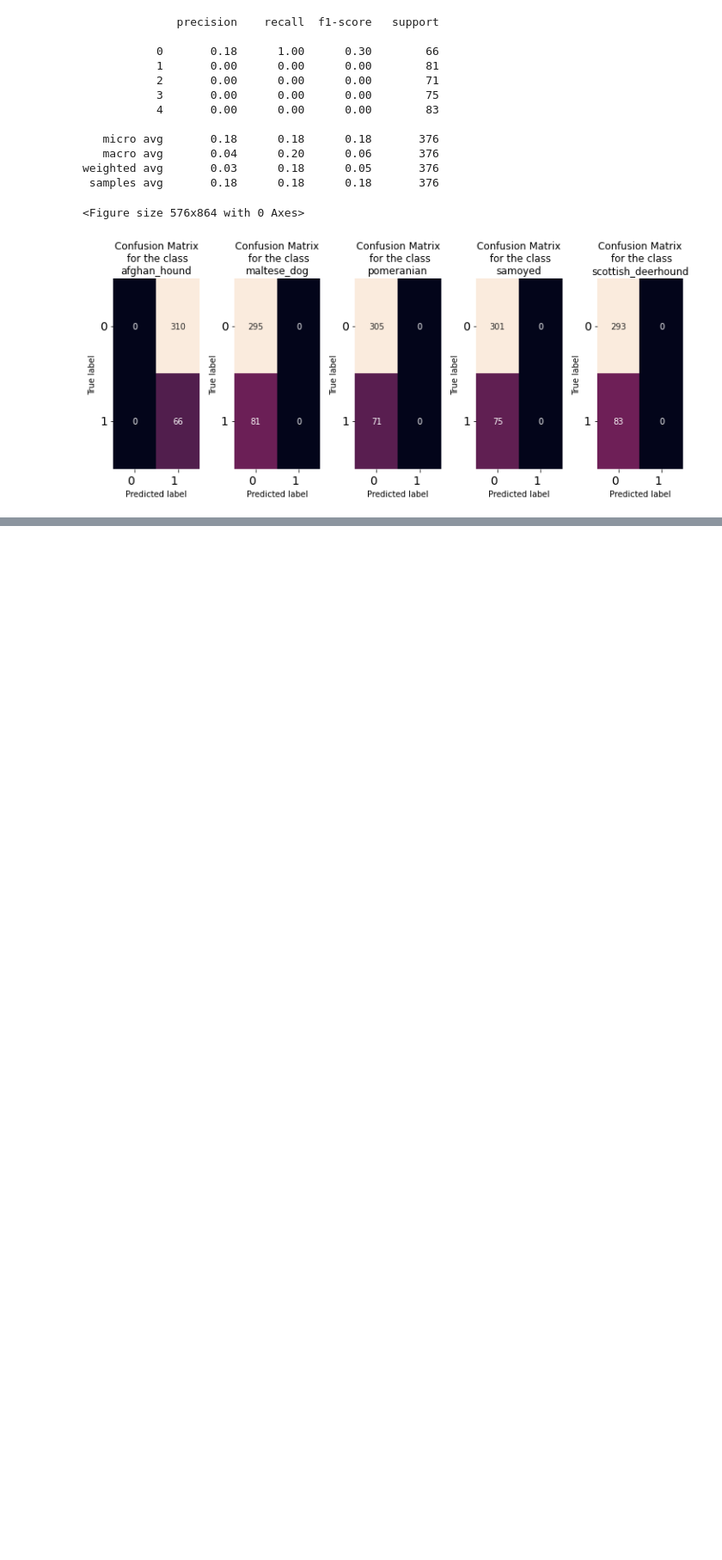
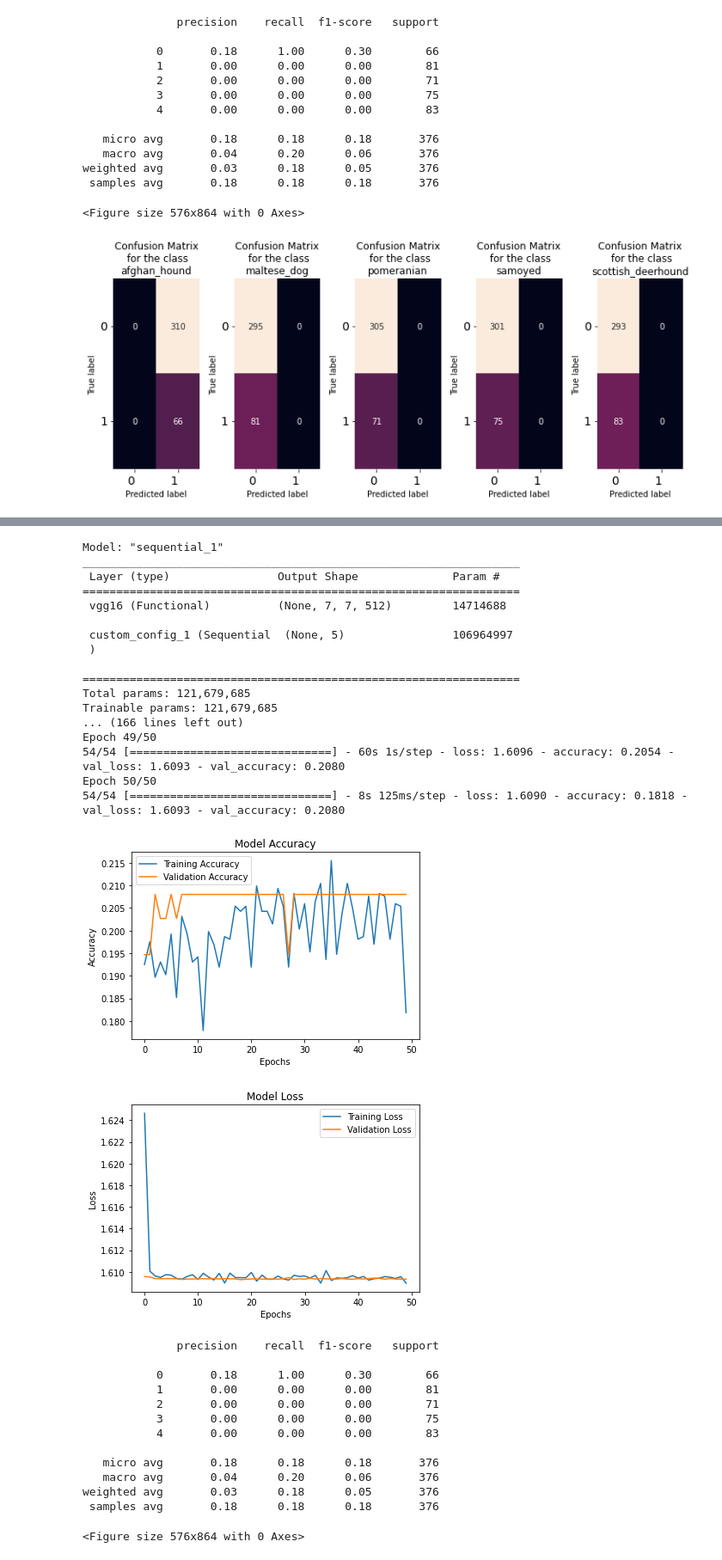
Before and after one commit to VincentNFR/openclassrooms_p06, a Jupyter notebook: vgg16_from_scratch.ipynb, the cells around one changed output, grey strips where cells are left out. Shown at 86% size. Cells and saved outputs as stored; diff of their text form; code cells hidden in the pictures; blank space fills up the shorter version.

Commit message:
Mise ajour avec fct evaluation et fct generation model

```diff
--- a/vgg16_from_scratch.ipynb
+++ b/vgg16_from_scratch.ipynb
@@ -350,0 +355,62 @@ weighted avg       0.03      0.18      0.05       376
+# %%
+model = import_model(conv_model_type='vgg', input_shape=(224, 224, 3), weights=None, train_state=True, custom_model=configuration_1, lr=1e-3)
+
+history = model.fit(
+    x=X_train, y=y_train,
+    validation_data=(X_val, y_val),
+    steps_per_epoch=X_train.shape[0]//batch_size,
+    epochs=epochs,
+    verbose=1
+    )
+
+plt.subplot()
+plt.title('Model Accuracy')
+plt.plot(history.history['accuracy'])
+plt.plot(history.history['val_accuracy'])
+plt.ylabel('Accuracy')
+plt.xlabel('Epochs')
+plt.legend(['Training Accuracy','Validation Accuracy'])
+plt.show()
+
+plt.title('Model Loss')
+plt.plot(history.history['loss'])
+plt.plot(history.history['val_loss'])
+plt.ylabel('Loss')
+plt.xlabel('Epochs')
+plt.legend(['Training Loss','Validation Loss'])
+plt.show()
+
+evaluate_model(model, X_test, y_test, convert_labels)
+# %% [output]
+Model: "sequential_1"
+_________________________________________________________________
+ Layer (type)                Output Shape              Param #
+=================================================================
+ vgg16 (Functional)          (None, 7, 7, 512)         14714688
+
+ custom_config_1 (Sequential  (None, 5)                106964997
+ )
+
+=================================================================
+Total params: 121,679,685
+Trainable params: 121,679,685
+... (166 lines left out)
+Epoch 49/50
+54/54 [==============================] - 60s 1s/step - loss: 1.6096 - accuracy: 0.2054 - val_loss: 1.6093 - val_accuracy: 0.2080
+Epoch 50/50
+54/54 [==============================] - 8s 125ms/step - loss: 1.6090 - accuracy: 0.1818 - val_loss: 1.6093 - val_accuracy: 0.2080
+[figure, added]
+[figure, added]
+              precision    recall  f1-score   support
+
+           0       0.18      1.00      0.30        66
+           1       0.00      0.00      0.00        81
+           2       0.00      0.00      0.00        71
+           3       0.00      0.00      0.00        75
+           4       0.00      0.00      0.00        83
+
+   micro avg       0.18      0.18      0.18       376
+   macro avg       0.04      0.20      0.06       376
+weighted avg       0.03      0.18      0.05       376
+ samples avg       0.18      0.18      0.18       376
+<Figure size 576x864 with 0 Axes>
```
Also changed, not shown: parts of 8 cells of this notebook.
